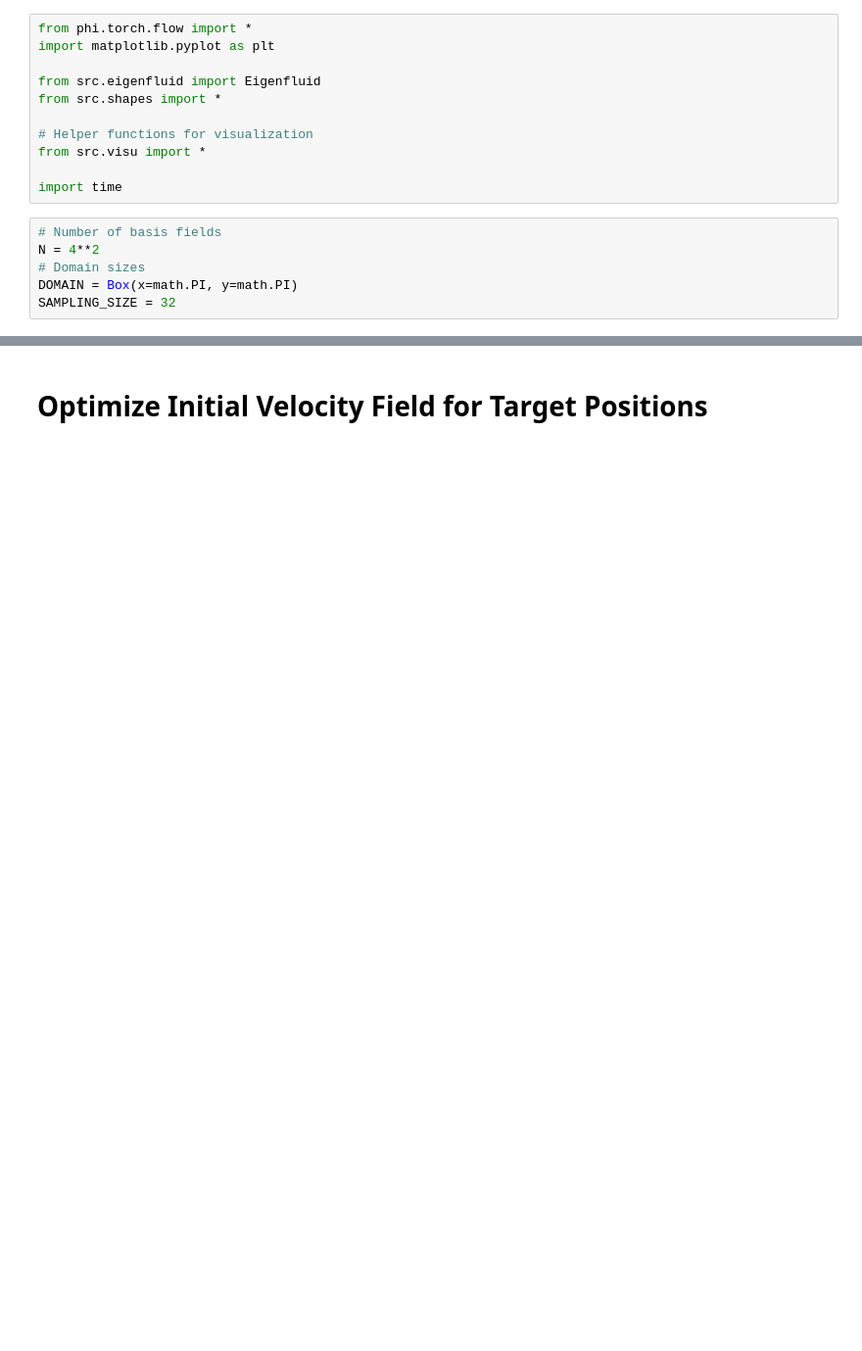
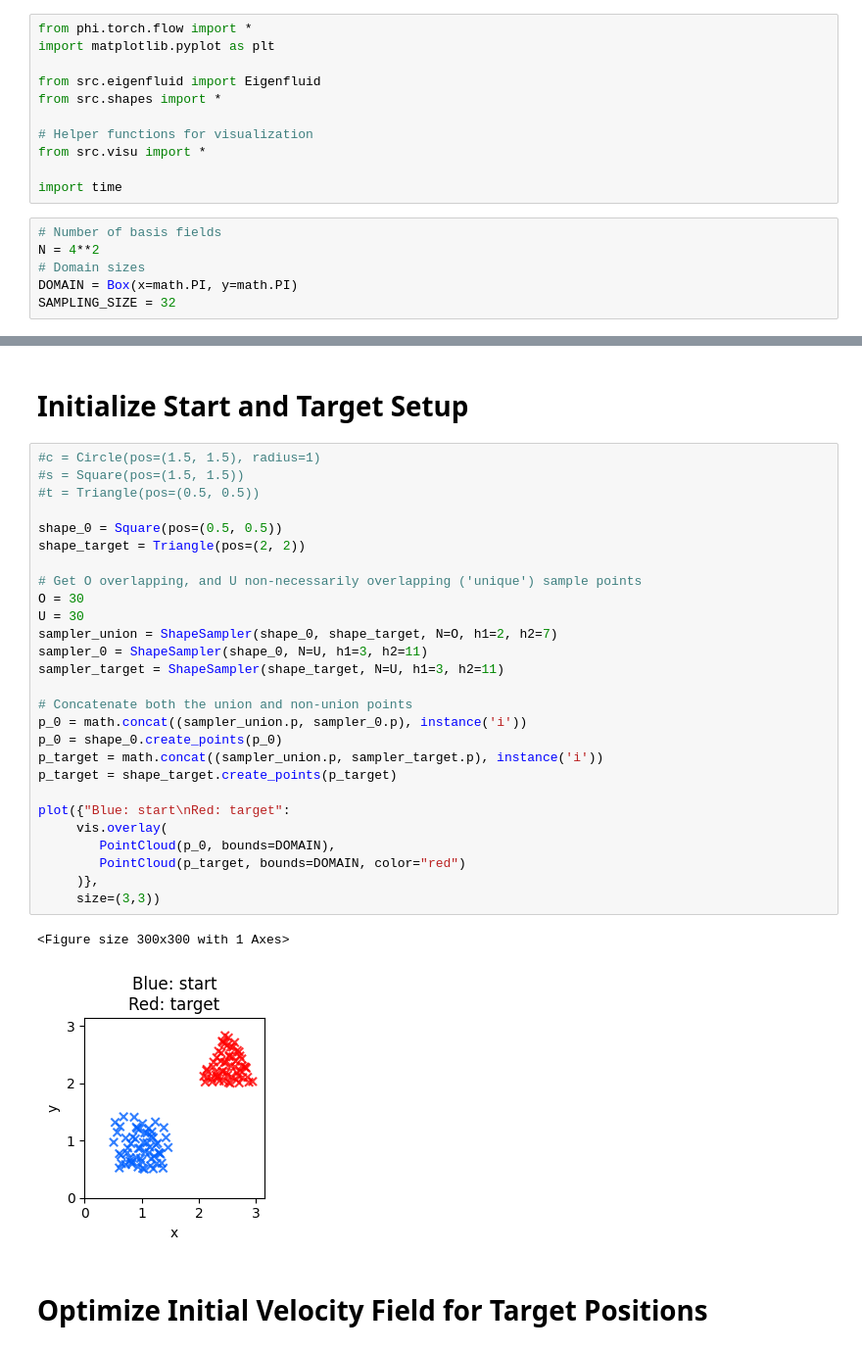
Before and after one commit to bobarna/eigenfluid-control, a Jupyter notebook: eigenfluid-control.ipynb, the cells around one changed output, grey strips where cells are left out. Shown at 98% size. Cells and saved outputs as stored; diff of their text form; blank space fills up the shorter version.

Commit message:
Improve handling of shape

```diff
--- a/eigenfluid-control.ipynb
+++ b/eigenfluid-control.ipynb
@@ -25,3 +25,35 @@ Eigenfluid initialized in 9.24764895439148 seconds
+# %% [markdown]
+# Initialize Start and Target Setup
+# %%
+#c = Circle(pos=(1.5, 1.5), radius=1)
+#s = Square(pos=(1.5, 1.5))
+#t = Triangle(pos=(0.5, 0.5))
+
+shape_0 = Square(pos=(0.5, 0.5))
+shape_target = Triangle(pos=(2, 2))
+
+# Get O overlapping, and U non-necessarily overlapping ('unique') sample points
+O = 30
+U = 30
+sampler_union = ShapeSampler(shape_0, shape_target, N=O, h1=2, h2=7)
+sampler_0 = ShapeSampler(shape_0, N=U, h1=3, h2=11)
+sampler_target = ShapeSampler(shape_target, N=U, h1=3, h2=11)
+
+# Concatenate both the union and non-union points
+p_0 = math.concat((sampler_union.p, sampler_0.p), instance('i'))
+p_0 = shape_0.create_points(p_0)
+p_target = math.concat((sampler_union.p, sampler_target.p), instance('i'))
+p_target = shape_target.create_points(p_target)
+
+plot({"Blue: start\nRed: target":
+     vis.overlay(
+        PointCloud(p_0, bounds=DOMAIN),
+        PointCloud(p_target, bounds=DOMAIN, color="red")
+     )},
+     size=(3,3))
+# %% [output]
+<Figure size 300x300 with 1 Axes>
+[figure, added]
 # %% [markdown]
 # Optimize Initial Velocity Field for Target Positions
 # %%
```
Also changed, not shown: parts of 7 cells of this notebook, 2 other files.
